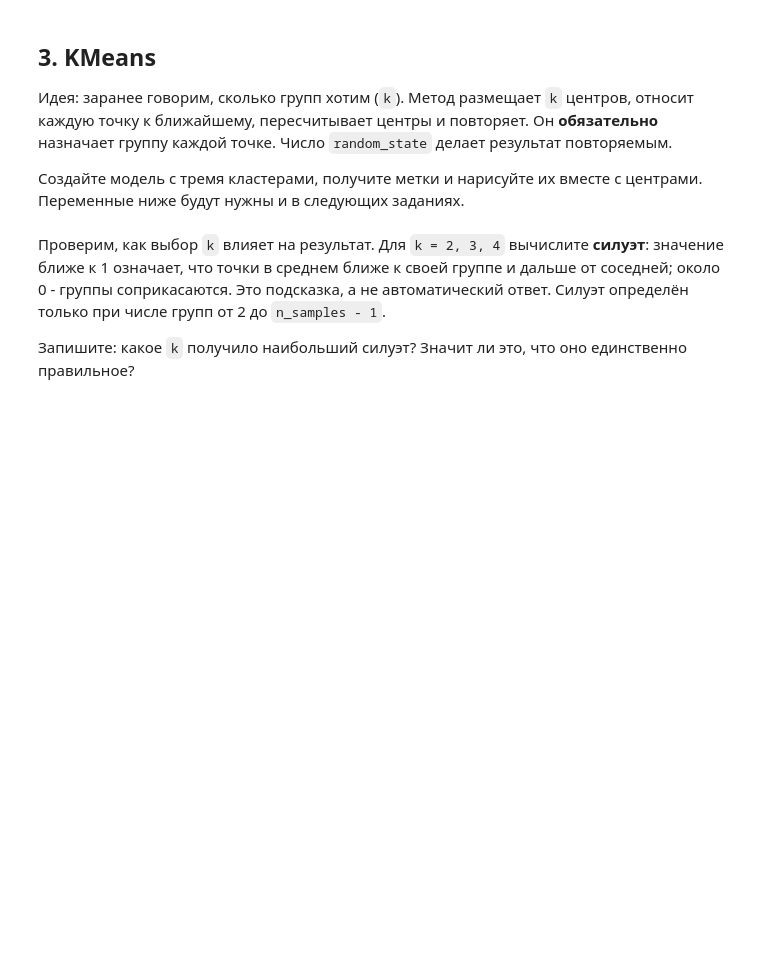
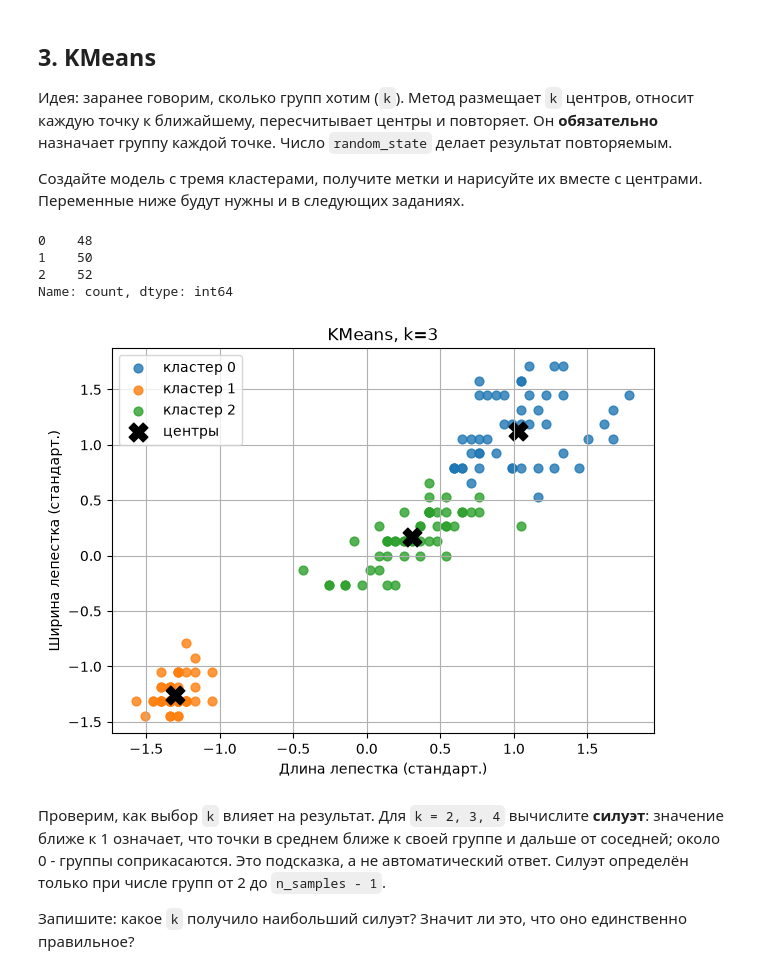
Before and after one commit to thundersen48/General_repository, a Jupyter notebook: study/the_basics_of_ai_lb_3/Кластеризация.ipynb, the cells around one changed output. Drawn from its saved outputs; the diff is of its cells as text; code cells hidden in the pictures; blank space fills up the shorter version.

```diff
--- a/study/the_basics_of_ai_lb_3/Кластеризация.ipynb
+++ b/study/the_basics_of_ai_lb_3/Кластеризация.ipynb
@@ -64,6 +88,6 @@ plt.show()
 Алгоритмы ниже работают с расстояниями. Поэтому приведём оба столбца к общему масштабу: после `StandardScaler` среднее каждого столбца около нуля, стандартное отклонение около единицы. Это не добавляет информации, но меняет единицы измерения. Сохраните результат в `X_scaled`; дальше все методы получат именно его.
 # %%
 scaler = StandardScaler()
-X_scaled = ...  # обучить scaler на X и преобразовать X
+X_scaled = scaler.fit_transform(X)  # обучить scaler на X и преобразовать X
 print(np.round(X_scaled.mean(axis=0), 2))
 print(np.round(X_scaled.std(axis=0), 2))
@@ -74,11 +101,17 @@ print(np.round(X_scaled.std(axis=0), 2))
 
 Создайте модель с тремя кластерами, получите метки и нарисуйте их вместе с центрами. Переменные ниже будут нужны и в следующих заданиях.
 # %%
-kmeans = KMeans(n_clusters=..., random_state=42, n_init=10)
-labels_kmeans = ...  # fit_predict на X_scaled
+kmeans = KMeans(n_clusters=3, random_state=42, n_init=10)
+labels_kmeans = kmeans.fit_predict(X_scaled)  # fit_predict на X_scaled
 print(pd.Series(labels_kmeans).value_counts().sort_index())
 draw_clusters(X_scaled, labels_kmeans, "KMeans, k=3",
-              centers=...)  # центры модели
+              centers=kmeans.cluster_centers_)  # центры модели
+# %% [output]
+0    48
+1    50
+2    52
+Name: count, dtype: int64
+[figure, added]
 # %% [markdown]
 Проверим, как выбор `k` влияет на результат. Для `k = 2, 3, 4` вычислите **силуэт**: значение ближе к 1 означает, что точки в среднем ближе к своей группе и дальше от соседней; около 0 - группы соприкасаются. Это подсказка, а не автоматический ответ. Силуэт определён только при числе групп от 2 до `n_samples - 1`.
 
```
Also changed, not shown: parts of 21 cells of this notebook, 2 other files.
